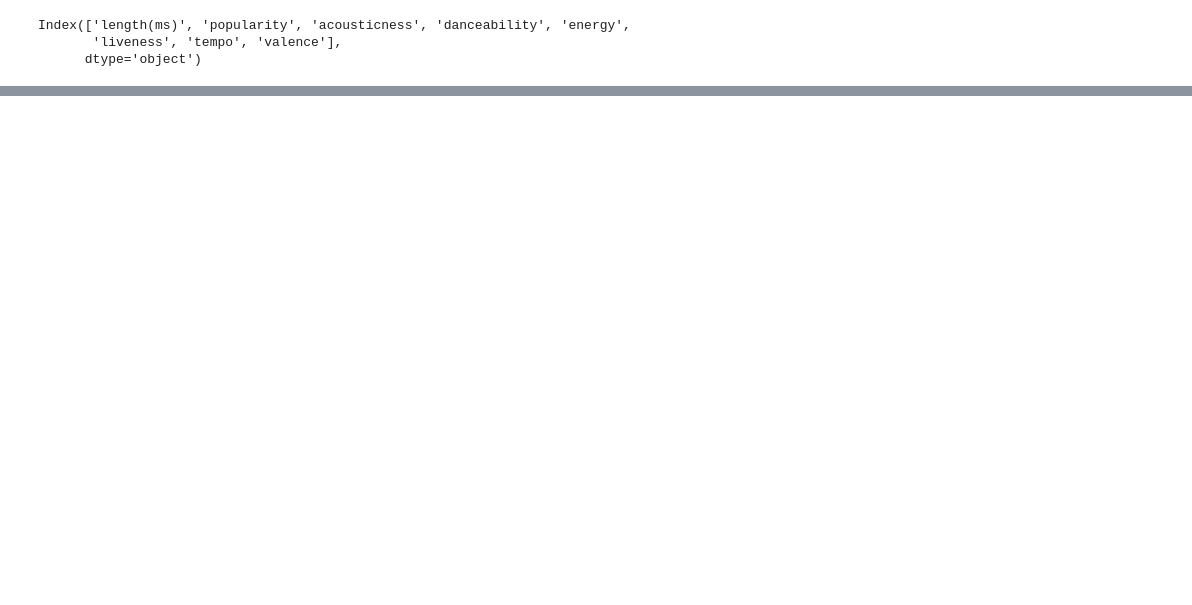
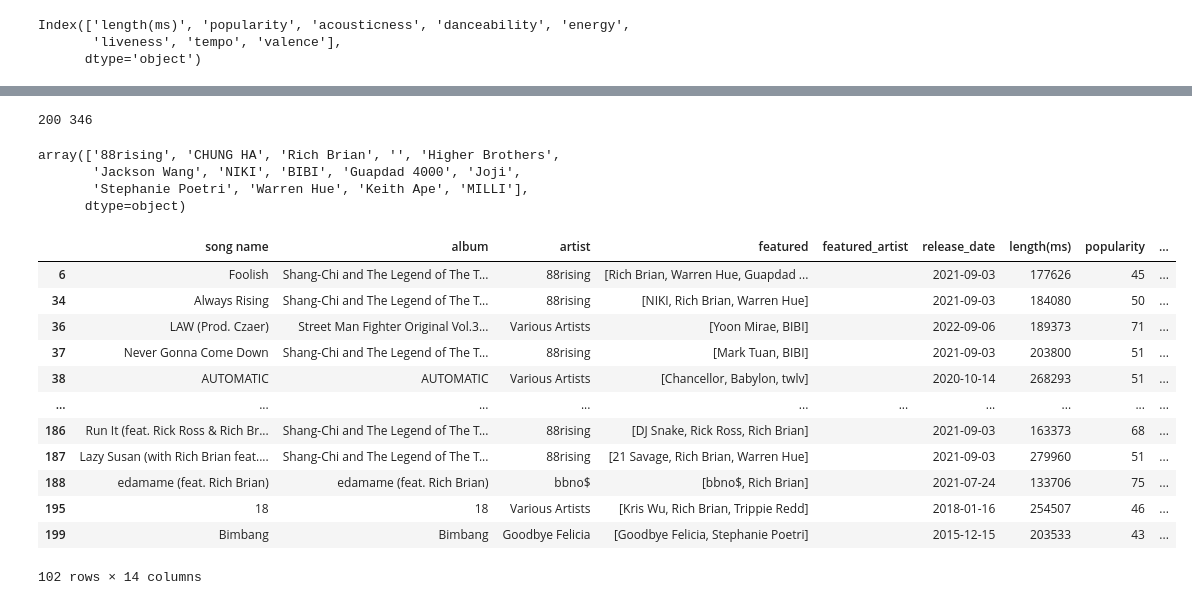
Before and after one commit to jeugenio103/Project-3, a Jupyter notebook: Collabs/collabs_analysis.ipynb, the cells around one changed output, grey strips where cells are left out. Cells and saved outputs as stored; diff of their text form; code cells hidden in the pictures; blank space fills up the shorter version.

Commit message:
Analyzed trends with num artists per track

```diff
--- a/Collabs/collabs_analysis.ipynb
+++ b/Collabs/collabs_analysis.ipynb
@@ -144,0 +117,3 @@ TypeError: object of type 'method' has no len()
+# %%
+low_audio_feat = num_art_grp[['acousticness', 'danceability', 'energy',
+       'liveness', 'valence']]
@@ -144,0 +207,5 @@ TypeError: object of type 'method' has no len()
+# %%
+# Combine 88rising collabs and outside collabs data
+all_collabs_df = pd.concat([collabs_88_df, collab_out_df], axis=0)
+all_collabs_df = all_collabs_df.reset_index(drop = True)
+all_collabs_df.head()
@@ -144,0 +252,23 @@ TypeError: object of type 'method' has no len()
+# %%
+lowercase_artists = [x.lower() for x in artists]
+# %%
+dup_all_collabs = all_collabs_df.copy()
+dup_all_collabs.insert(4, 'featured_artist', "")
+for index, row in all_collabs_df.iterrows():
+    for a in row['featured']:
+        if a.lower() in lowercase_artists or a.lower() == '88rising' or a.lower() == 'chung ha':
+            # If the featured artist is the same as the main artist, set featured_artist to the main artist and go to the next featured artist
+            # If the artist is in 88rising, but isn't the main artist and is the last row, duplicate the row and set the featured_artist. Then delete the row
+            # Othwerise, duplicate the row and set featured_artist to the featured_artist
+            if a.lower() == row['artist'].lower() and a.lower() != row['featured'][-1].lower():
+                dup_all_collabs.loc[dup_all_collabs.index == index, 'featured_artist'] = a
+            elif a.lower() != row['artist'].lower() and a.lower() == row['featured'][-1].lower():
+                add_index = max(dup_all_collabs.index)+1
+                dup_all_collabs.loc[add_index] = row
+                dup_all_collabs.loc[dup_all_collabs.index == add_index, 'featured_artist'] = a
+                dup_all_collabs.drop(dup_all_collabs.index[index])
+            else:
+                add_index = max(dup_all_collabs.index)+1
+                dup_all_collabs.loc[add_index] = row
+                dup_all_collabs.loc[dup_all_collabs.index == add_index, 'featured_artist'] = a
+dup_all_collabs.head()
@@ -144,0 +282,27 @@ TypeError: object of type 'method' has no len()
+# %%
+print(len(all_collabs_df), len(dup_all_collabs))
+# %% [output]
+200 346
+# %%
+dup_all_collabs['featured_artist'].unique()
+# %% [output]
+array(['88rising', 'CHUNG HA', 'Rich Brian', '', 'Higher Brothers',
+       'Jackson Wang', 'NIKI', 'BIBI', 'Guapdad 4000', 'Joji',
+       'Stephanie Poetri', 'Warren Hue', 'Keith Ape', 'MILLI'],
+      dtype=object)
+# %%
+dup_all_collabs.loc[dup_all_collabs['featured_artist'] == '']
+# %% [output]
+|  | song name | album | artist | featured | featured_artist | release_date | length(ms) | popularity | ... |
+| 6 | Foolish | Shang-Chi and The Legend of The T... | 88rising | [Rich Brian, Warren Hue, Guapdad ... |  | 2021-09-03 | 177626 | 45 | ... |
+| 34 | Always Rising | Shang-Chi and The Legend of The T... | 88rising | [NIKI, Rich Brian, Warren Hue] |  | 2021-09-03 | 184080 | 50 | ... |
+| 36 | LAW (Prod. Czaer) | Street Man Fighter Original Vol.3... | Various Artists | [Yoon Mirae, BIBI] |  | 2022-09-06 | 189373 | 71 | ... |
+| 37 | Never Gonna Come Down | Shang-Chi and The Legend of The T... | 88rising | [Mark Tuan, BIBI] |  | 2021-09-03 | 203800 | 51 | ... |
+| 38 | AUTOMATIC | AUTOMATIC | Various Artists | [Chancellor, Babylon, twlv] |  | 2020-10-14 | 268293 | 51 | ... |
+| ... | ... | ... | ... | ... | ... | ... | ... | ... | ... |
+| 186 | Run It (feat. Rick Ross & Rich Br... | Shang-Chi and The Legend of The T... | 88rising | [DJ Snake, Rick Ross, Rich Brian] |  | 2021-09-03 | 163373 | 68 | ... |
+| 187 | Lazy Susan (with Rich Brian feat.... | Shang-Chi and The Legend of The T... | 88rising | [21 Savage, Rich Brian, Warren Hue] |  | 2021-09-03 | 279960 | 51 | ... |
+| 188 | edamame (feat. Rich Brian) | edamame (feat. Rich Brian) | bbno$ | [bbno$, Rich Brian] |  | 2021-07-24 | 133706 | 75 | ... |
+| 195 | 18 | 18 | Various Artists | [Kris Wu, Rich Brian, Trippie Redd] |  | 2018-01-16 | 254507 | 46 | ... |
+| 199 | Bimbang | Bimbang | Goodbye Felicia | [Goodbye Felicia, Stephanie Poetri] |  | 2015-12-15 | 203533 | 43 | ... |
+102 rows × 14 columns
```
Also changed, not shown: parts of 17 cells of this notebook.
